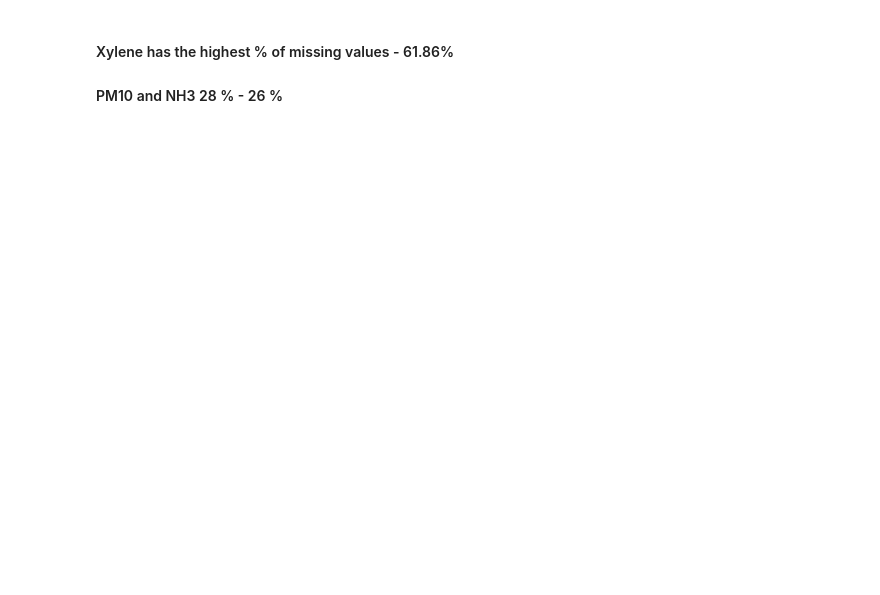
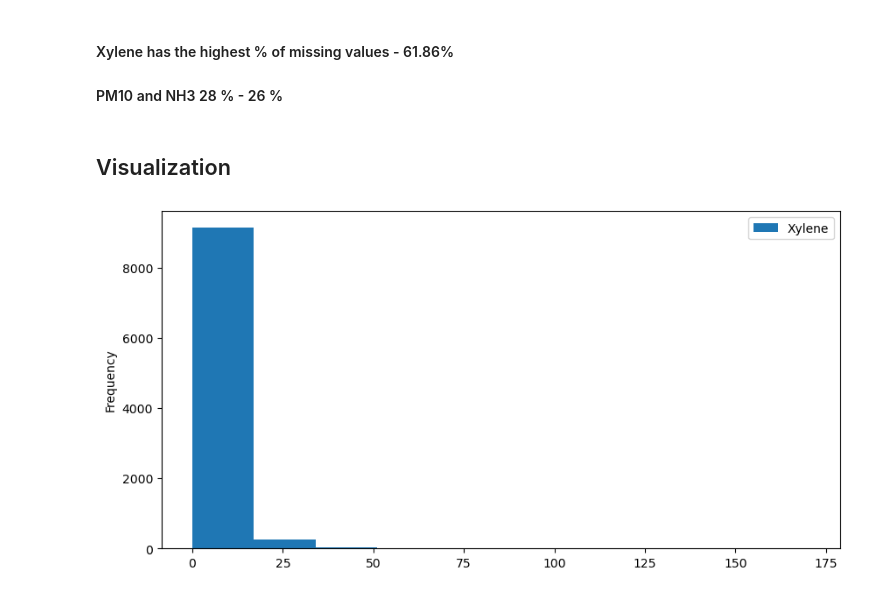
Before and after one commit to narevignesh/AQI_Prediction, a Jupyter notebook: AIR QUALITY INDEX PREDICTION/Air_Quality_Index.ipynb, the cells around one changed output. Drawn from its saved outputs; the diff is of its cells as text; code cells hidden in the pictures; blank space fills up the shorter version.

```diff
--- a/AIR QUALITY INDEX PREDICTION/Air_Quality_Index.ipynb
+++ b/AIR QUALITY INDEX PREDICTION/Air_Quality_Index.ipynb
@@ -143,3 +154,13 @@ dtype: float64
 # %% [markdown]
 #### Xylene has the highest % of missing values - 61.86%
 #### PM10 and NH3 28 % - 26 %
+# %% [markdown]
+## Visualization
+# %%
+# Description: This cell visualizes the distribution of 'Xylene' using a histogram.
+df['Xylene'].plot(kind = 'hist', figsize=(10,5))
+plt.legend()
+plt.show()
+# Conclusion: The histogram shows the distribution of 'Xylene' values.
+# %% [output]
+[figure, added]
```
Also changed, not shown: parts of 47 cells of this notebook.
